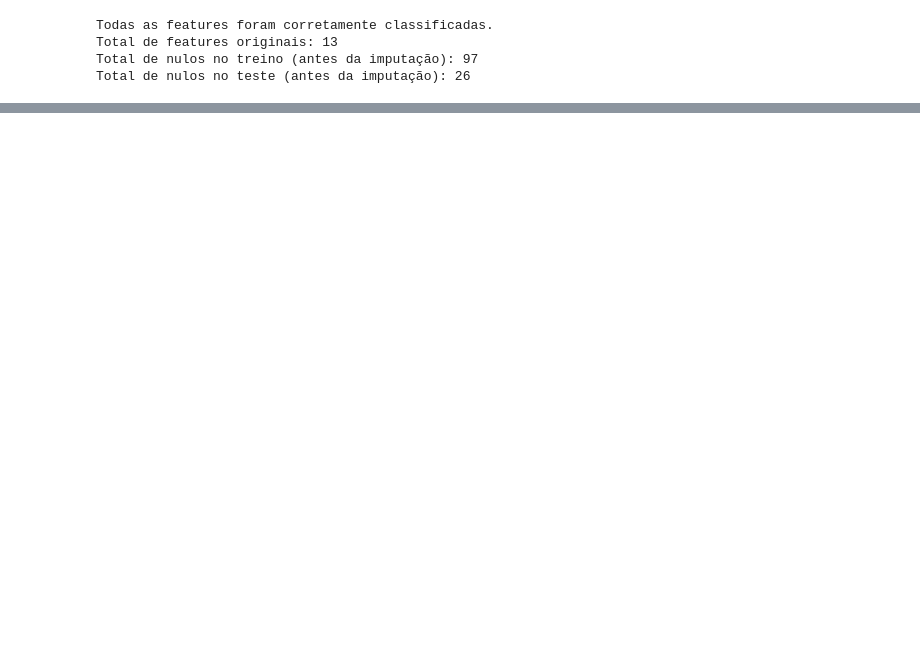
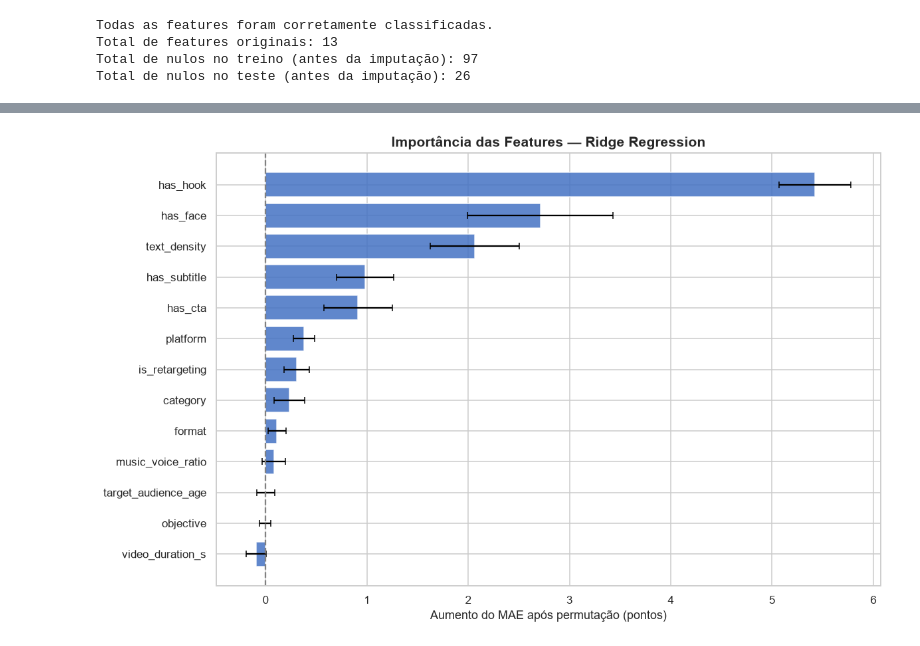
Before and after one commit to joaobaungartner/klike-data-science-challenge, a Jupyter notebook: parte-2.ipynb, the cells around one changed output, grey strips where cells are left out. Cells and saved outputs as stored; diff of their text form; code cells hidden in the pictures; blank space fills up the shorter version.

```diff
--- a/parte-2.ipynb
+++ b/parte-2.ipynb
@@ -362,0 +727,37 @@ Total de nulos no teste (antes da imputação): 26
+# %%
+
+# Ordenação para visualização
+df_plot = df_importancia.sort_values(
+    by="Importância média",
+    ascending=True
+)
+
+fig, ax = plt.subplots(figsize=(11, 7))
+
+ax.barh(
+    df_plot["Feature"],
+    df_plot["Importância média"],
+    xerr=df_plot["Desvio padrão"],
+    color="#4472C4",
+    alpha=0.85,
+    capsize=3
+)
+
+ax.axvline(0, color="gray", linestyle="--")
+
+ax.set_title(
+    "Importância das Features — Ridge Regression",
+    fontsize=14,
+    fontweight="bold"
+)
+
+ax.set_xlabel(
+    "Aumento do MAE após permutação (pontos)"
+)
+
+ax.set_ylabel("")
+
+plt.tight_layout()
+plt.show()
+# %% [output]
+[figure, added]
```
Also changed, not shown: parts of 17 cells of this notebook.
